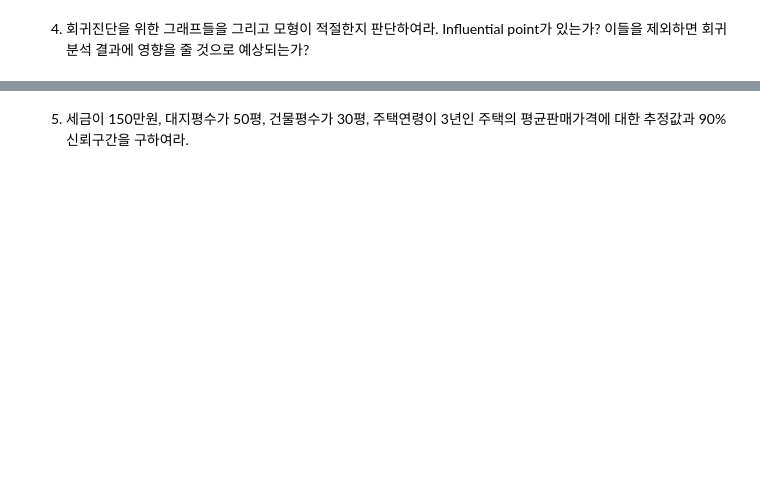
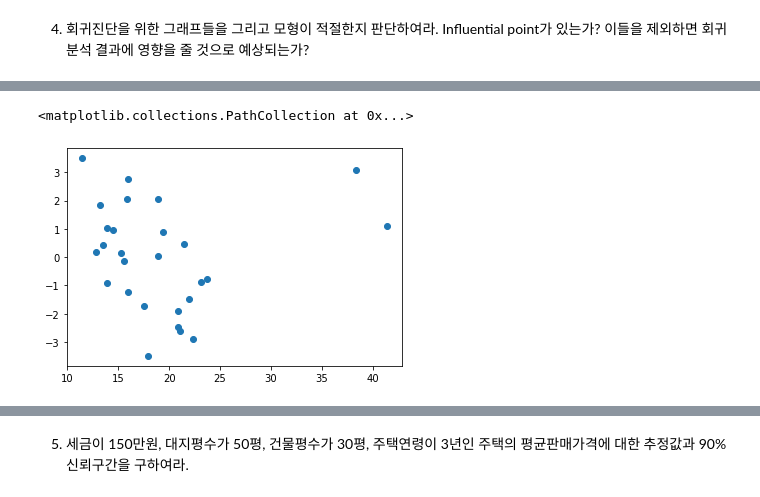
Before and after one commit to luckyspia/TIL, a Jupyter notebook: Statisic_Analysis/02.Multiple_Linear_Regression.ipynb, the cells around one changed output, grey strips where cells are left out. Saved outputs shown, nothing was run; the diff lists cells and outputs as text; code cells hidden in the pictures; blank space fills up the shorter version.

```diff
--- a/Statisic_Analysis/02.Multiple_Linear_Regression.ipynb
+++ b/Statisic_Analysis/02.Multiple_Linear_Regression.ipynb
@@ -248,0 +306,8 @@ VIF of Limit : 160.59287978597942
+# %%
+# 데이터의 비선형성 및 등분산성 확인
+
+model.fittedvalues # y hat
+plt.scatter(model.fittedvalues, model.resid) # residual plot
+# %% [output]
+<matplotlib.collections.PathCollection at 0x...>
+[figure, added]
```
Also changed, not shown: parts of 18 cells of this notebook.
